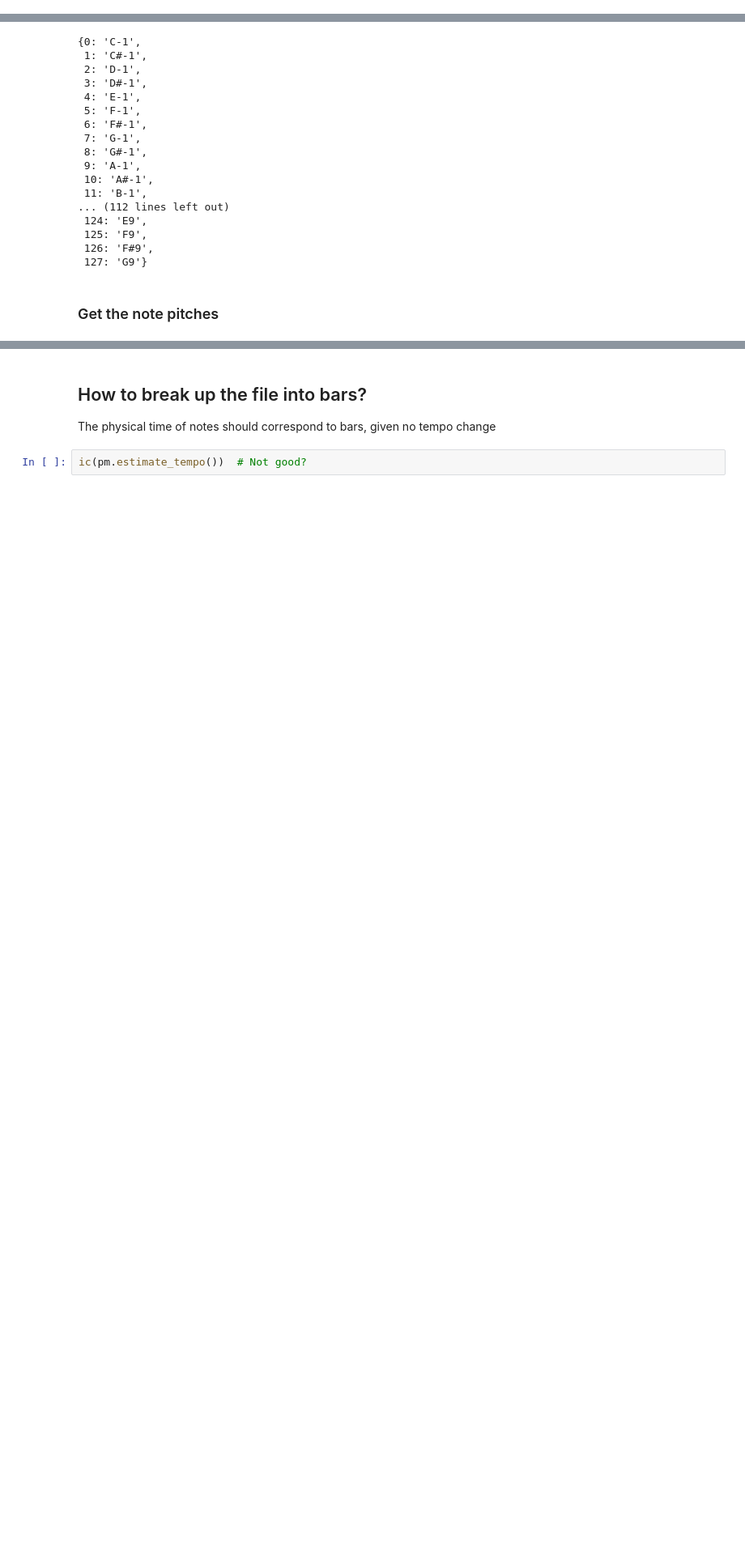
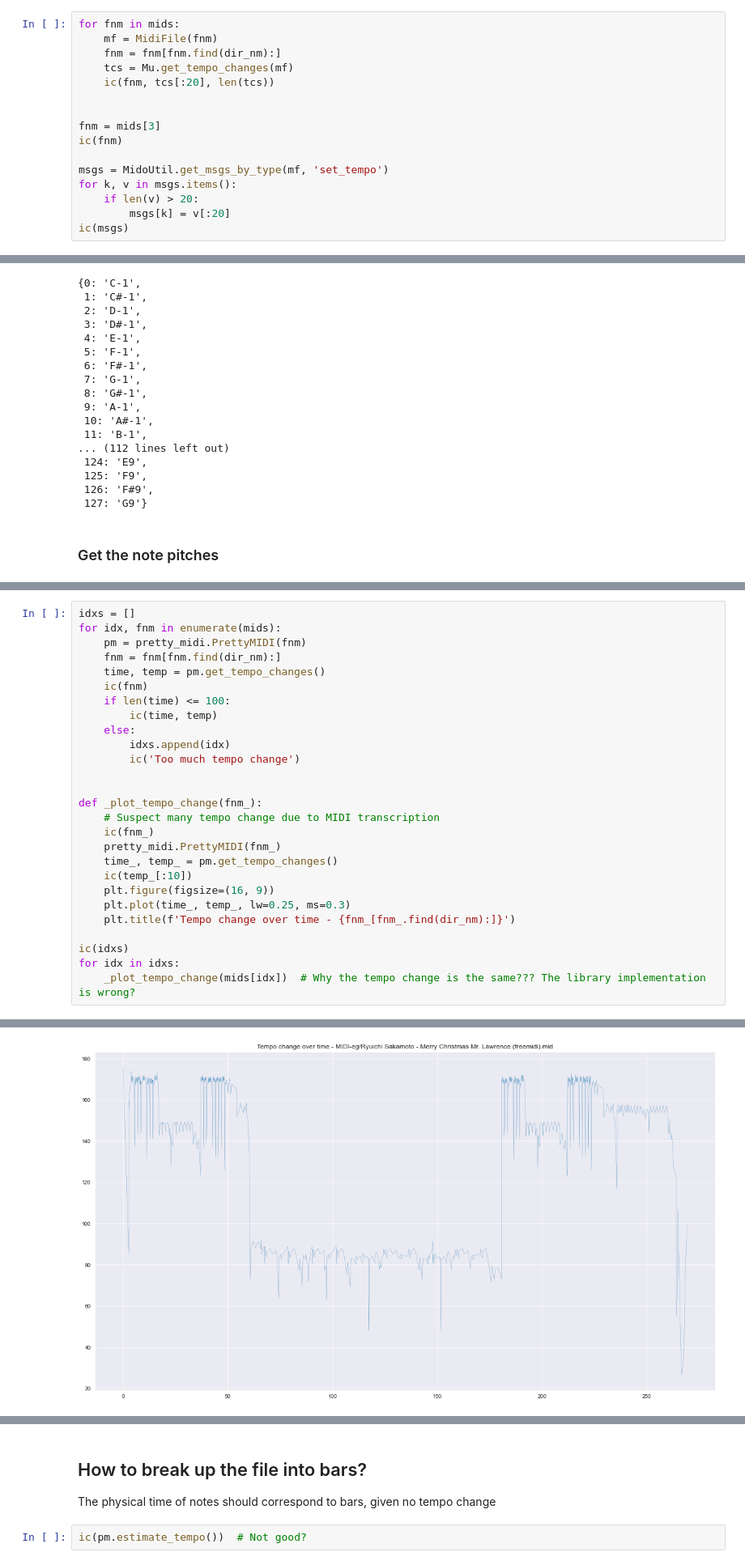
Before and after one commit to StefanHeng/Symbolic-Music-Generation, a Jupyter notebook: explore_package/explore_midi_processing.ipynb, the cells around one changed output, grey strips where cells are left out. Shown: that part at 81% size. Saved outputs shown, nothing was run; the diff lists cells and outputs as text; blank space fills up the shorter version.

```diff
--- a/explore_package/explore_midi_processing.ipynb
+++ b/explore_package/explore_midi_processing.ipynb
@@ -86,0 +89,16 @@ ic| Mu.get_tempo_changes(mid): [625000]
+# %%
+for fnm in mids:
+    mf = MidiFile(fnm)
+    fnm = fnm[fnm.find(dir_nm):]
+    tcs = Mu.get_tempo_changes(mf)
+    ic(fnm, tcs[:20], len(tcs))
+
+
+fnm = mids[3]
+ic(fnm)
+
+msgs = MidoUtil.get_msgs_by_type(mf, 'set_tempo')
+for k, v in msgs.items():
+    if len(v) > 20:
+        msgs[k] = v[:20]
+ic(msgs)
@@ -306,0 +397,28 @@ ic| df:      pitch
+# %%
+idxs = []
+for idx, fnm in enumerate(mids):
+    pm = pretty_midi.PrettyMIDI(fnm)
+    fnm = fnm[fnm.find(dir_nm):]
+    time, temp = pm.get_tempo_changes()
+    ic(fnm)
+    if len(time) <= 100:
+        ic(time, temp)
+    else:
+        idxs.append(idx)
+        ic('Too much tempo change')
+
+
+def _plot_tempo_change(fnm_):
+    # Suspect many tempo change due to MIDI transcription
+    ic(fnm_)
+    pretty_midi.PrettyMIDI(fnm_)
+    time_, temp_ = pm.get_tempo_changes()
+    ic(temp_[:10])
+    plt.figure(figsize=(16, 9))
+    plt.plot(time_, temp_, lw=0.25, ms=0.3)
+    plt.title(f'Tempo change over time - {fnm_[fnm_.find(dir_nm):]}')
+
+ic(idxs)
+for idx in idxs:
+    _plot_tempo_change(mids[idx])  # Why the tempo change is the same??? The library implementation is wrong?
+# %% [output]
@@ -306,0 +442 @@ ic| df:      pitch
+[figure, added]
```
Also changed, not shown: parts of 14 cells of this notebook, 3 other files.
